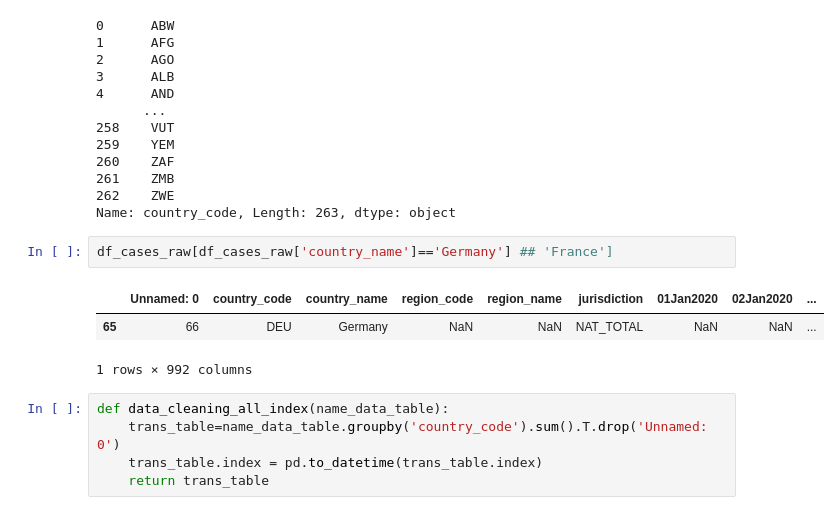
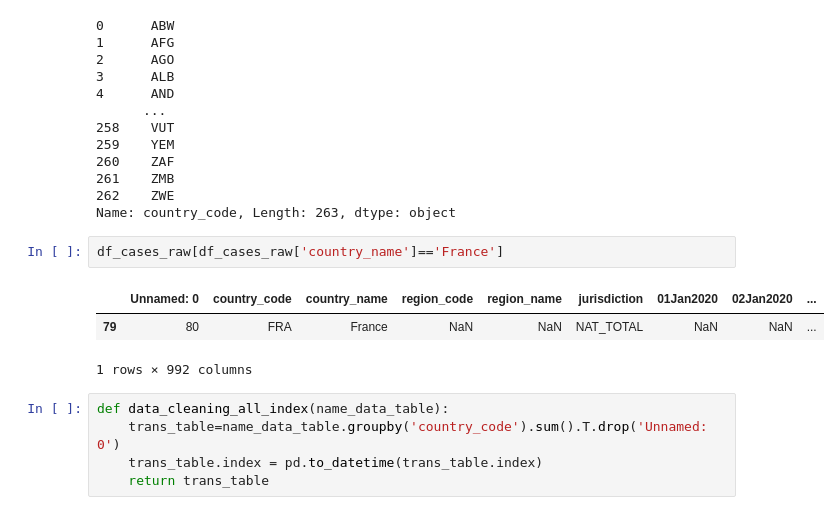
Before and after one commit to tekadata/covid_time_series_prediction, a Jupyter notebook: notebooks/Data_ready_for_all_countries_sumedha.ipynb, the cells around one changed output. Cells and saved outputs as stored; diff of their text form.

```diff
--- a/notebooks/Data_ready_for_all_countries_sumedha.ipynb
+++ b/notebooks/Data_ready_for_all_countries_sumedha.ipynb
@@ -119,10 +119,10 @@ df_cases_raw['country_code']
 262    ZWE
 Name: country_code, Length: 263, dtype: object
 # %%
-df_cases_raw[df_cases_raw['country_name']=='Germany'] ## 'France']
+df_cases_raw[df_cases_raw['country_name']=='France']
 # %% [output]
 |  | Unnamed: 0 | country_code | country_name | region_code | region_name | jurisdiction | 01Jan2020 | 02Jan2020 | ... |
-| 65 | 66 | DEU | Germany | NaN | NaN | NAT_TOTAL | NaN | NaN | ... |
+| 79 | 80 | FRA | France | NaN | NaN | NAT_TOTAL | NaN | NaN | ... |
 1 rows × 992 columns
 # %%
 def data_cleaning_all_index(name_data_table):
```
Also changed, not shown: parts of 4 cells of this notebook, 2 other files.
